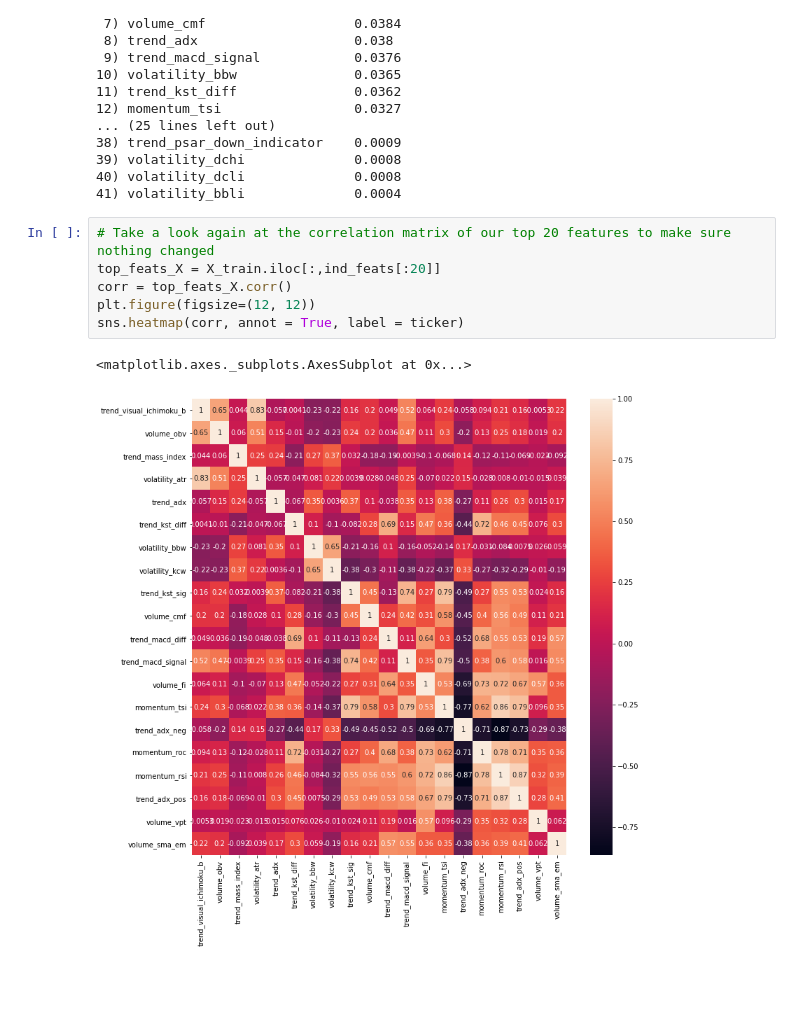
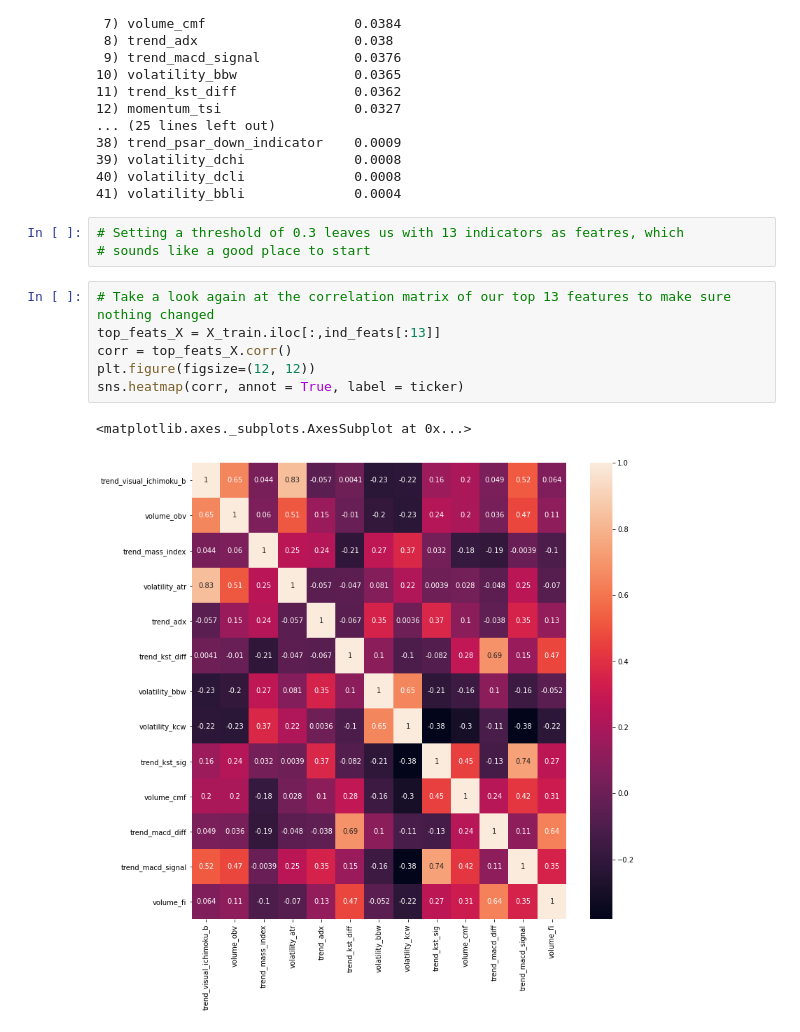
Before and after one commit to tedsmoore/njit-ml-project-spring-2020, a Jupyter notebook: notebooks/feature-selection.ipynb, the cells around one changed output. Saved outputs shown, nothing was run; the diff lists cells and outputs as text; blank space fills up the shorter version.

```diff
--- a/notebooks/feature-selection.ipynb
+++ b/notebooks/feature-selection.ipynb
@@ -106,12 +106,15 @@ for rk, (idx, imp) in enumerate(sorted(zip(ind_feats, ind_importances), key=lamb
 39) volatility_dchi              0.0008
 40) volatility_dcli              0.0008
 41) volatility_bbli              0.0004
+# %%
+# Setting a threshold of 0.3 leaves us with 13 indicators as featres, which
+# sounds like a good place to start
 # %%
-# Take a look again at the correlation matrix of our top 20 features to make sure nothing changed
-top_feats_X = X_train.iloc[:,ind_feats[:20]]
+# Take a look again at the correlation matrix of our top 13 features to make sure nothing changed
+top_feats_X = X_train.iloc[:,ind_feats[:13]]
 corr = top_feats_X.corr()
 plt.figure(figsize=(12, 12))
 sns.heatmap(corr, annot = True, label = ticker)
 # %% [output]
 <matplotlib.axes._subplots.AxesSubplot at 0x...>
-[figure, old version]
+[figure, new version]
```
